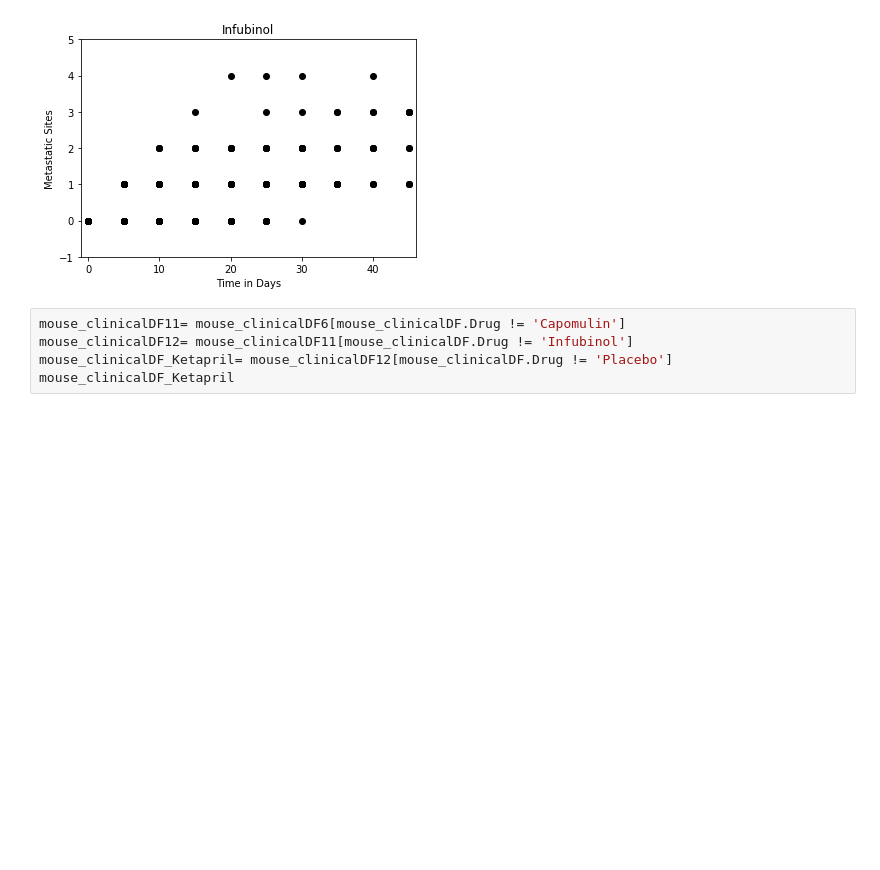
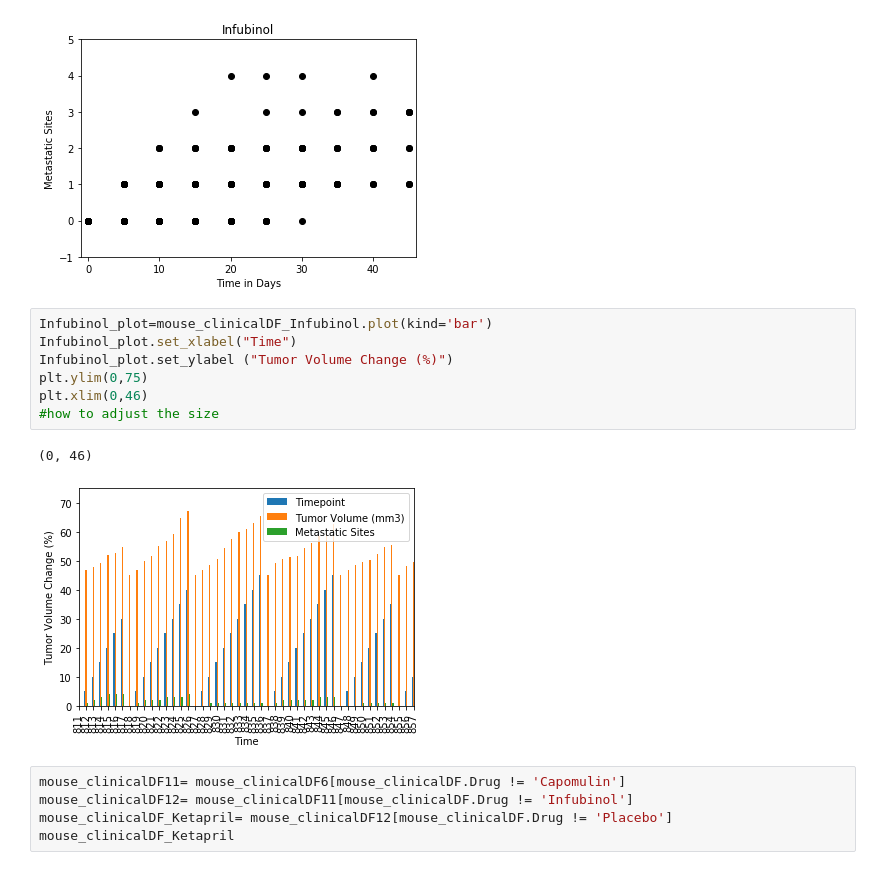
Before and after one commit to cmills39/Matplotlib-challange, a Jupyter notebook: Instructions/Pymaceuticals/Matplotlib.HW.ipynb, the cells around one changed output. Cells and saved outputs as stored; diff of their text form; blank space fills up the shorter version.

```diff
--- a/Instructions/Pymaceuticals/Matplotlib.HW.ipynb
+++ b/Instructions/Pymaceuticals/Matplotlib.HW.ipynb
@@ -232,6 +237,16 @@ plt.ylabel("Metastatic Sites")
 # %% [output]
 Text(0, 0.5, 'Metastatic Sites')
 [figure]
+# %%
+Infubinol_plot=mouse_clinicalDF_Infubinol.plot(kind='bar')
+Infubinol_plot.set_xlabel("Time")
+Infubinol_plot.set_ylabel ("Tumor Volume Change (%)")
+plt.ylim(0,75)
+plt.xlim(0,46)
+#how to adjust the size
+# %% [output]
+(0, 46)
+[figure, added]
 # %%
 mouse_clinicalDF11= mouse_clinicalDF6[mouse_clinicalDF.Drug != 'Capomulin']
 mouse_clinicalDF12= mouse_clinicalDF11[mouse_clinicalDF.Drug != 'Infubinol']
```
Also changed, not shown: parts of 9 cells of this notebook.
